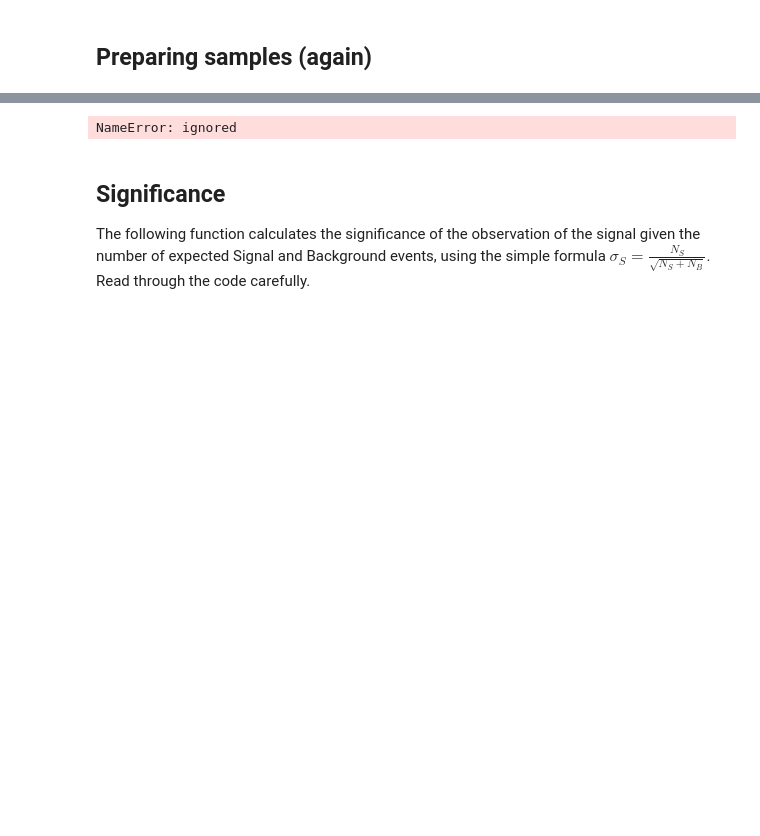
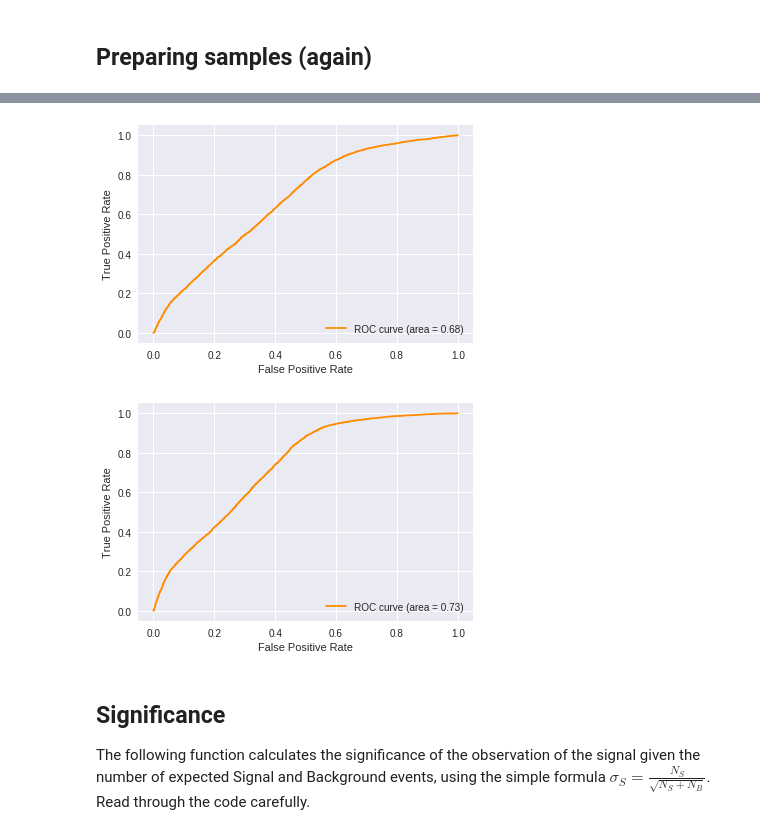
Before and after one commit to SiLiKhon/HEPStatsSeminar, a Jupyter notebook: seminar2/Linear_models_no_weights.ipynb, the cells around one changed output, grey strips where cells are left out. Cells and saved outputs as stored; diff of their text form; code cells hidden in the pictures; blank space fills up the shorter version.

```diff
--- a/seminar2/Linear_models_no_weights.ipynb
+++ b/seminar2/Linear_models_no_weights.ipynb
@@ -249,0 +244,3 @@ ds_with_features.head()
+# %%
+ds_with_features = ds.copy()
+ds_with_features.head()
@@ -250,7 +255,7 @@ ds_with_features.head()
 # %%
-all_vars = kin_vars.copy()
+features = kin_vars.copy()
 
-all_vars.append('m')
+features.append('m')
 # %%
 N_Train=9999
 
@@ -273,30 +278,27 @@ X_Test_Raw=Test_Sample[kin_vars]
 
 X_Train_Features=Train_Sample[features]
 X_Test_Features=Test_Sample[features]
-
-X_Train_all_vars=Train_Sample[all_vars]
-X_Test_all_vars=Test_Sample[all_vars]
-# %% [output]
-NameError: ignored
 # %%
 def TrainFisher(X_Train,X_Test,y_Train):
     Fisher=DA.LinearDiscriminantAnalysis()
     Fisher.fit(X_Train,y_Train)
 
     fpr, tpr, _ = roc_curve(y_Test, Fisher.decision_function(X_Test))
     roc_auc = auc(fpr, tpr)
 
     plt.plot(fpr,tpr,color='darkorange',label='ROC curve (area = %0.2f)' % roc_auc)
     plt.legend(loc="lower right")
     plt.xlabel('False Positive Rate')
     plt.ylabel('True Positive Rate')
     plt.show()
 
     return Fisher
 
 kin_vars_Fisher=TrainFisher(X_Train_Raw,X_Test_Raw,y_Train)
 features_Fisher=TrainFisher(X_Train_Features,X_Test_Features,y_Train)
-all_vars_Fisher=TrainFisher(X_Train_all_vars,X_Test_all_vars,y_Train)
+# %% [output]
+[figure, added]
+[figure, added]
 # %% [markdown]
 ## Significance
 
```
Also changed, not shown: parts of 5 cells of this notebook.
